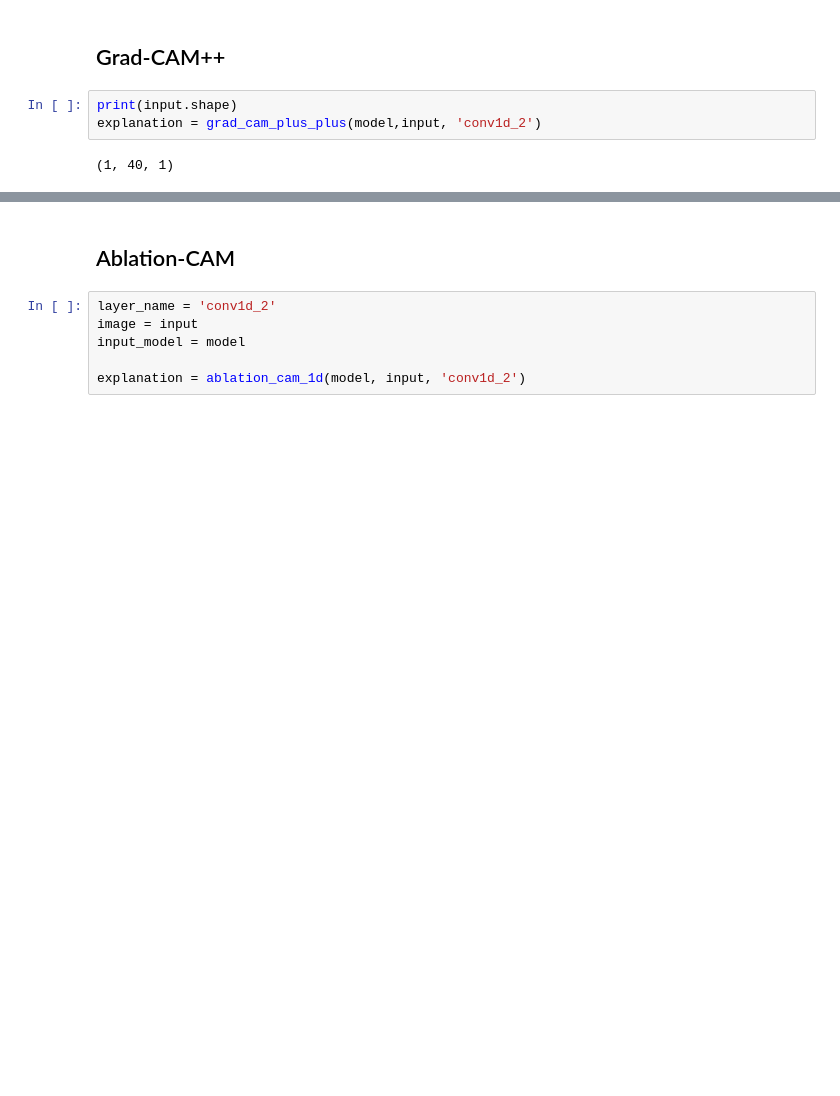
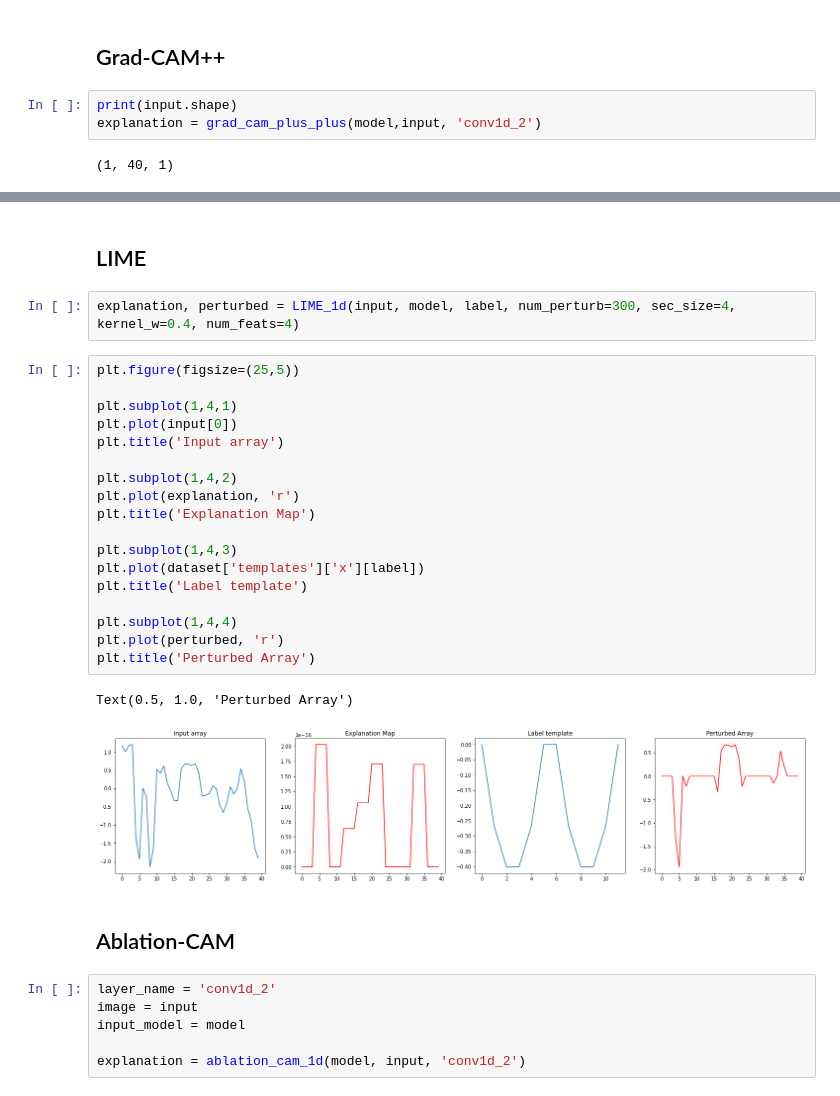
Before and after one commit to Awesome-guys-in-ECE1747/ECE1512_2022W_ProjectRepo_J.Xu_and_W.Xu, a Jupyter notebook: ProjectA/Project_A_Supp/MNIST1D.ipynb, the cells around one changed output, grey strips where cells are left out. Saved outputs shown, nothing was run; the diff lists cells and outputs as text; blank space fills up the shorter version.

```diff
--- a/ProjectA/Project_A_Supp/MNIST1D.ipynb
+++ b/ProjectA/Project_A_Supp/MNIST1D.ipynb
@@ -672,3 +662,28 @@ Text(0.5, 1.0, 'Highlighted input region (by the  algorithm)')
+# %% [markdown]
+## LIME
+# %%
+explanation, perturbed = LIME_1d(input, model, label, num_perturb=300, sec_size=4, kernel_w=0.4, num_feats=4)
+# %%
+plt.figure(figsize=(25,5))
+
+plt.subplot(1,4,1)
+plt.plot(input[0])
+plt.title('Input array')
+
+plt.subplot(1,4,2)
+plt.plot(explanation, 'r')
+plt.title('Explanation Map')
+
+plt.subplot(1,4,3)
+plt.plot(dataset['templates']['x'][label])
+plt.title('Label template')
+
+plt.subplot(1,4,4)
+plt.plot(perturbed, 'r')
+plt.title('Perturbed Array')
+# %% [output]
+Text(0.5, 1.0, 'Perturbed Array')
+[figure, added]
 # %% [markdown]
 ## Ablation-CAM
 # %%
```
Also changed, not shown: parts of 23 cells of this notebook, 5 other files.
